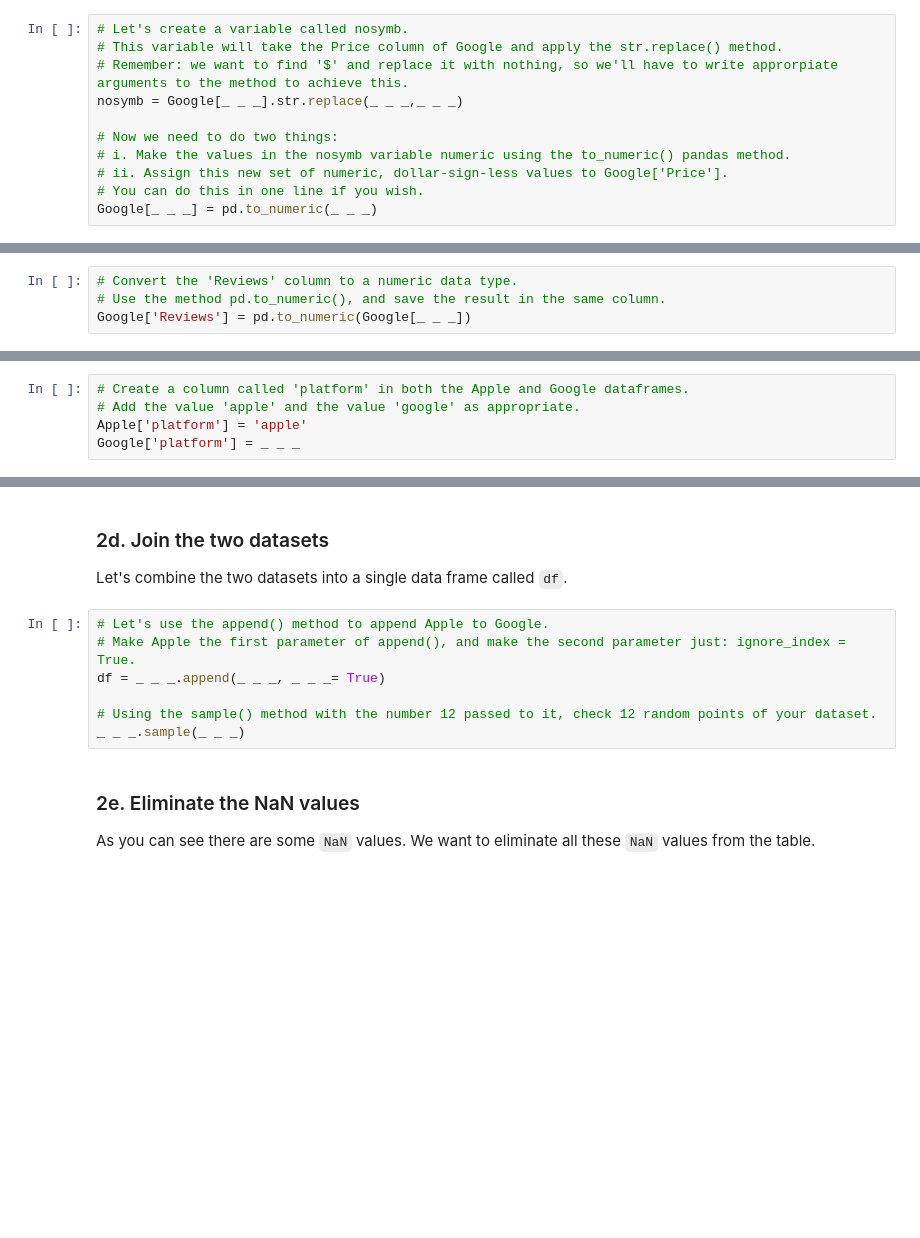
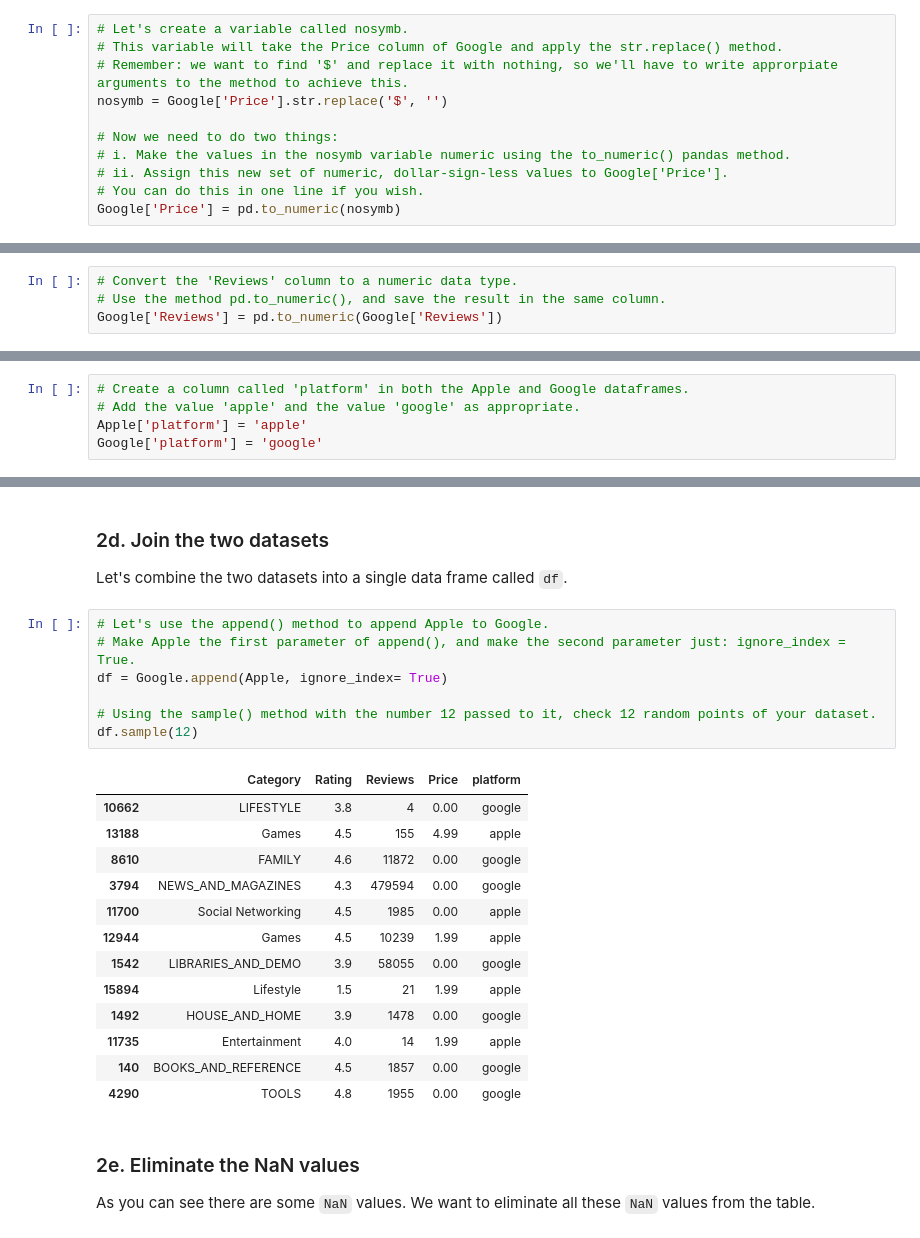
Before and after one commit to EmKeany/Apps_Project, a Jupyter notebook: PART 2, Tier 1 - Cleaning, transforming and visualizing.ipynb, the cells around one changed output, grey strips where cells are left out. Cells and saved outputs as stored; diff of their text form; blank space fills up the shorter version.

```diff
--- a/PART 2, Tier 1 - Cleaning, transforming and visualizing.ipynb
+++ b/PART 2, Tier 1 - Cleaning, transforming and visualizing.ipynb
@@ -159,13 +224,13 @@ This is a problem because Python actually considers these values strings. So we
 # Let's create a variable called nosymb.
 # This variable will take the Price column of Google and apply the str.replace() method.
 # Remember: we want to find '$' and replace it with nothing, so we'll have to write approrpiate arguments to the method to achieve this.
-nosymb = Google[_ _ _].str.replace(_ _ _,_ _ _)
+nosymb = Google['Price'].str.replace('$', '')
 
 # Now we need to do two things:
 # i. Make the values in the nosymb variable numeric using the to_numeric() pandas method.
 # ii. Assign this new set of numeric, dollar-sign-less values to Google['Price'].
 # You can do this in one line if you wish.
-Google[_ _ _] = pd.to_numeric(_ _ _)
+Google['Price'] = pd.to_numeric(nosymb)
 # %% [markdown]
 Now let's check the data types for our Google dataframe again, to verify that the 'Price' column really is numeric now.
 # %%
@@ -176,6 +247,6 @@ Notice that the column `Reviews` is still an object column. We actually need thi
 # %%
 # Convert the 'Reviews' column to a numeric data type.
 # Use the method pd.to_numeric(), and save the result in the same column.
-Google['Reviews'] = pd.to_numeric(Google[_ _ _])
+Google['Reviews'] = pd.to_numeric(Google['Reviews'])
 # %%
 # Let's check the data types of Google again
@@ -189,7 +266,7 @@ The reason we're making this column is so that we can ultimately join our Apple
 # Create a column called 'platform' in both the Apple and Google dataframes.
 # Add the value 'apple' and the value 'google' as appropriate.
 Apple['platform'] = 'apple'
-Google['platform'] = _ _ _
+Google['platform'] = 'google'
 # %% [markdown]
 ### 2c. Changing the column names to prepare for our join of the two datasets
 Since the easiest way to join two datasets is if they have both:
@@ -217,10 +294,24 @@ Let's combine the two datasets into a single data frame called `df`.
 # %%
 # Let's use the append() method to append Apple to Google.
 # Make Apple the first parameter of append(), and make the second parameter just: ignore_index = True.
-df = _ _ _.append(_ _ _, _ _ _= True)
+df = Google.append(Apple, ignore_index= True)
 
 # Using the sample() method with the number 12 passed to it, check 12 random points of your dataset.
-_ _ _.sample(_ _ _)
+df.sample(12)
+# %% [output]
+|  | Category | Rating | Reviews | Price | platform |
+| 10662 | LIFESTYLE | 3.8 | 4 | 0.00 | google |
+| 13188 | Games | 4.5 | 155 | 4.99 | apple |
+| 8610 | FAMILY | 4.6 | 11872 | 0.00 | google |
+| 3794 | NEWS_AND_MAGAZINES | 4.3 | 479594 | 0.00 | google |
+| 11700 | Social Networking | 4.5 | 1985 | 0.00 | apple |
+| 12944 | Games | 4.5 | 10239 | 1.99 | apple |
+| 1542 | LIBRARIES_AND_DEMO | 3.9 | 58055 | 0.00 | google |
+| 15894 | Lifestyle | 1.5 | 21 | 1.99 | apple |
+| 1492 | HOUSE_AND_HOME | 3.9 | 1478 | 0.00 | google |
+| 11735 | Entertainment | 4.0 | 14 | 1.99 | apple |
+| 140 | BOOKS_AND_REFERENCE | 4.5 | 1857 | 0.00 | google |
+| 4290 | TOOLS | 4.8 | 1955 | 0.00 | google |
 # %% [markdown]
 ### 2e. Eliminate the NaN values
 
```
Also changed, not shown: parts of 17 cells of this notebook.
